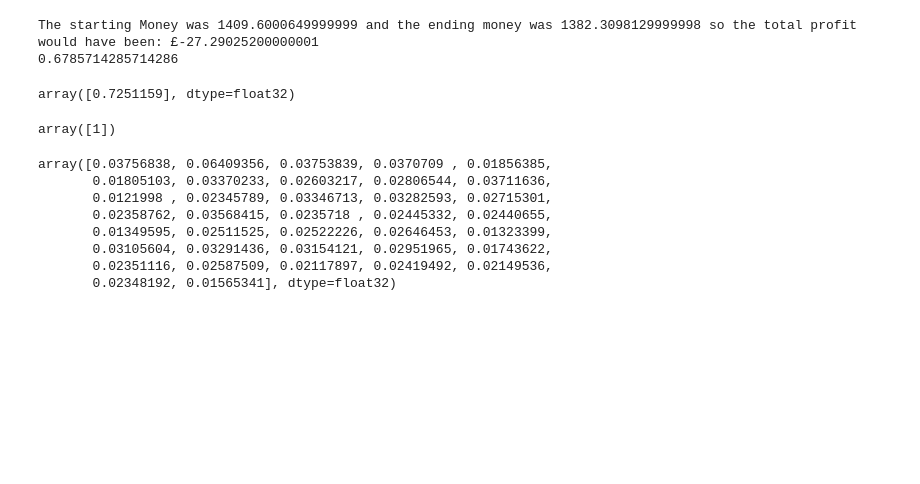
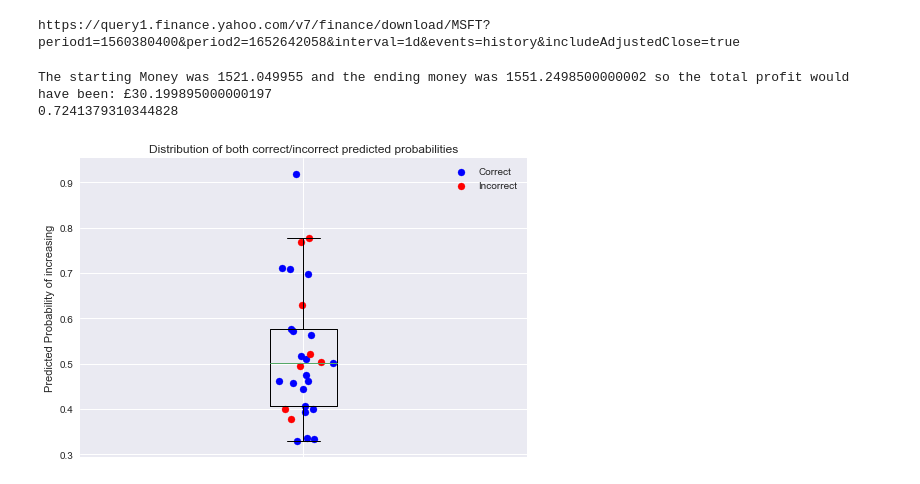
Before and after one commit to RowanMankoo/StockPricePrediction, a Jupyter notebook: Untitled-1.ipynb, the cells around one changed output. Saved outputs shown, nothing was run; the diff lists cells and outputs as text; code cells hidden in the pictures; blank space fills up the shorter version.

Commit message:
added inhertience to ModelDev from Data class and added in probability visualsation methods

```diff
--- a/Untitled-1.ipynb
+++ b/Untitled-1.ipynb
@@ -17,2 +19,0 @@ https://query1.finance.yahoo.com/v7/finance/download/MSFT?period1=1560380400&per
-# %%
-a = d.df.columns
@@ -45,26 +23,12 @@ model = Model_Dev(X, Y, Y_closing_prices, X_current,hyperparams=p)
-# %%
-p = model.best_params
+# %%
+with open('test.json') as f:
+    best_params = json.load(f)
+# %%
+model = final.ModelDev('MSFT',steps=5,hyperparams=best_params)
+# %% [output]
+https://query1.finance.yahoo.com/v7/finance/download/MSFT?period1=1560380400&period2=1652642058&interval=1d&events=history&includeAdjustedClose=true
 # %%
 model.simulation_walkthrough()
 # %% [output]
-The starting Money was 1409.6000649999999 and the ending money was 1382.3098129999998 so the total profit would have been: £-27.29025200000001
-0.6785714285714286
+The starting Money was 1521.049955 and the ending money was 1551.2498500000002 so the total profit would have been: £30.199895000000197
+0.7241379310344828
-# %%
-model.predict()
-# %% [output]
-array([0.7251159], dtype=float32)
-# %%
-model.predict()
-# %% [output]
-array([1])
-# %%
-model.model.feature_importances_
-# %% [output]
-array([0.03756838, 0.06409356, 0.03753839, 0.0370709 , 0.01856385,
-       0.01805103, 0.03370233, 0.02603217, 0.02806544, 0.03711636,
-       0.0121998 , 0.02345789, 0.03346713, 0.03282593, 0.02715301,
-       0.02358762, 0.03568415, 0.0235718 , 0.02445332, 0.02440655,
-       0.01349595, 0.02511525, 0.02522226, 0.02646453, 0.01323399,
-       0.03105604, 0.03291436, 0.03154121, 0.02951965, 0.01743622,
-       0.02351116, 0.02587509, 0.02117897, 0.02419492, 0.02149536,
-       0.02348192, 0.01565341], dtype=float32)
@@ -184,0 +35,36 @@ class Model_Dev:
+# %%
+acc = model.acc
+probs = model.probs
+
+correct = []
+incorrect = []
+for a,p in zip(acc,probs):
+    if a==1 and p[0,1]>0.5:
+        correct.append(p[0,1])
+    elif a==0 and p[0,1]<0.5:
+        correct.append(p[0,1])
+    else:
+        incorrect.append(p[0,1])
+
+plt.style.use('seaborn')
+plt.boxplot(correct+incorrect, showfliers=False)
+
+data = [correct,incorrect]
+for dataset in data:
+    if dataset == correct:
+        color = 'blue'
+        label = 'Correct'
+    else:
+        color = 'red'
+        label = 'Incorrect'
+    y = dataset
+    x = np.random.normal(1, 0.03, len(y))
+    plt.scatter(x,y,color=color, label=label)
+
+plt.xticks([1],[''])
+plt.title('Distribution of both correct/incorrect predicted probabilities')
+plt.legend()
+plt.ylabel('Predicted Probability of increasing')
+plt.show()
+# %% [output]
+[figure, added]
```
Also changed, not shown: parts of 12 cells of this notebook, 1 other file.
